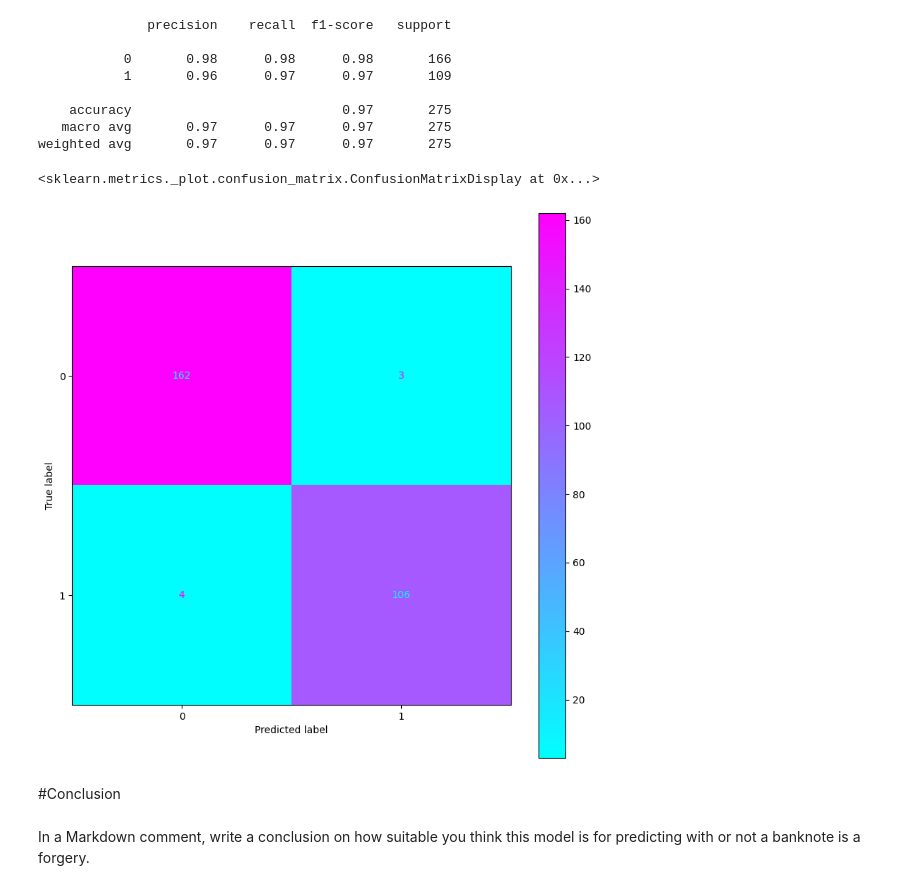
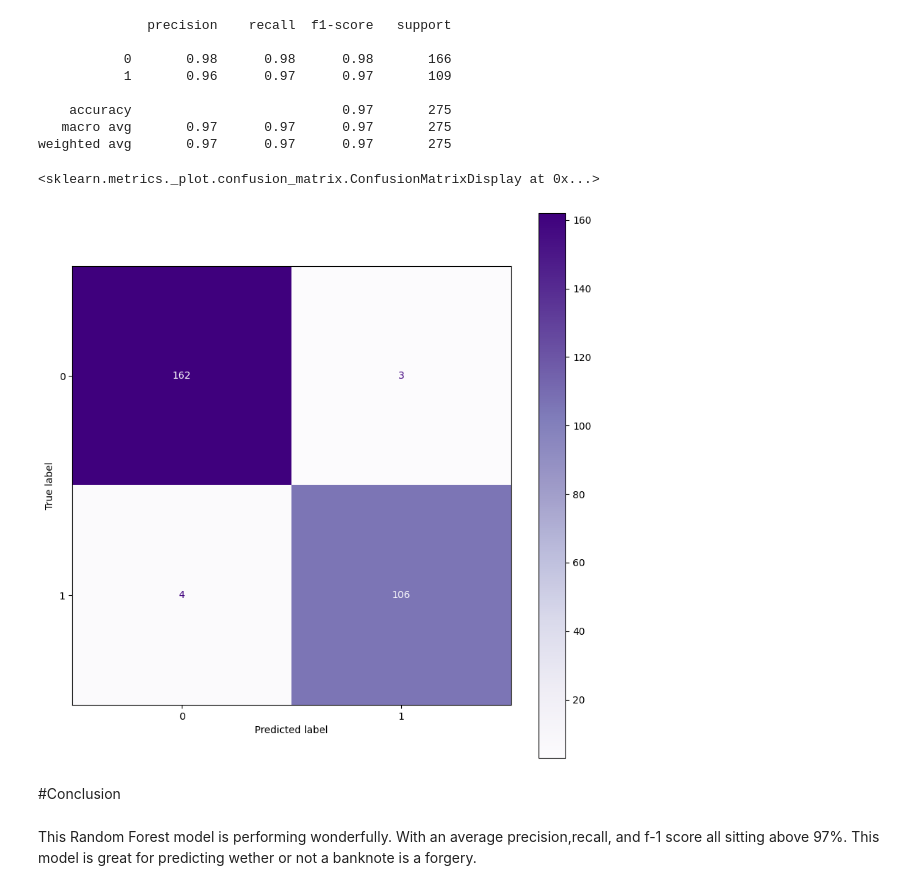
Before and after one commit to valenderval/MLA_JFV, a Jupyter notebook: MLA5_JFV.ipynb, the cells around one changed output. Drawn from its saved outputs; the diff is of its cells as text; code cells hidden in the pictures.

```diff
--- a/MLA5_JFV.ipynb
+++ b/MLA5_JFV.ipynb
@@ -376,11 +376,11 @@ cm = confusion_matrix(y_test, y_pred, labels=classes)
 disp = ConfusionMatrixDisplay(confusion_matrix=cm, display_labels=classes)
 # %%
 fig, ax = plt.subplots(figsize=(10,10))
-disp.plot(ax=ax,cmap='cool')
+disp.plot(ax=ax,cmap='Purples')
 # %% [output]
 <sklearn.metrics._plot.confusion_matrix.ConfusionMatrixDisplay at 0x...>
-[figure, old version]
+[figure, new version]
 # %% [markdown]
 #Conclusion
-# %% [markdown]
-In a Markdown comment, write a conclusion on how suitable you think this model is for predicting with or not a banknote is a forgery.
+# %% [markdown]
+This Random Forest model is performing wonderfully. With an average precision,recall, and f-1 score all sitting above 97%. This model is great for predicting wether or not a banknote is a forgery.
```
Also changed, not shown: parts of 4 cells of this notebook.
